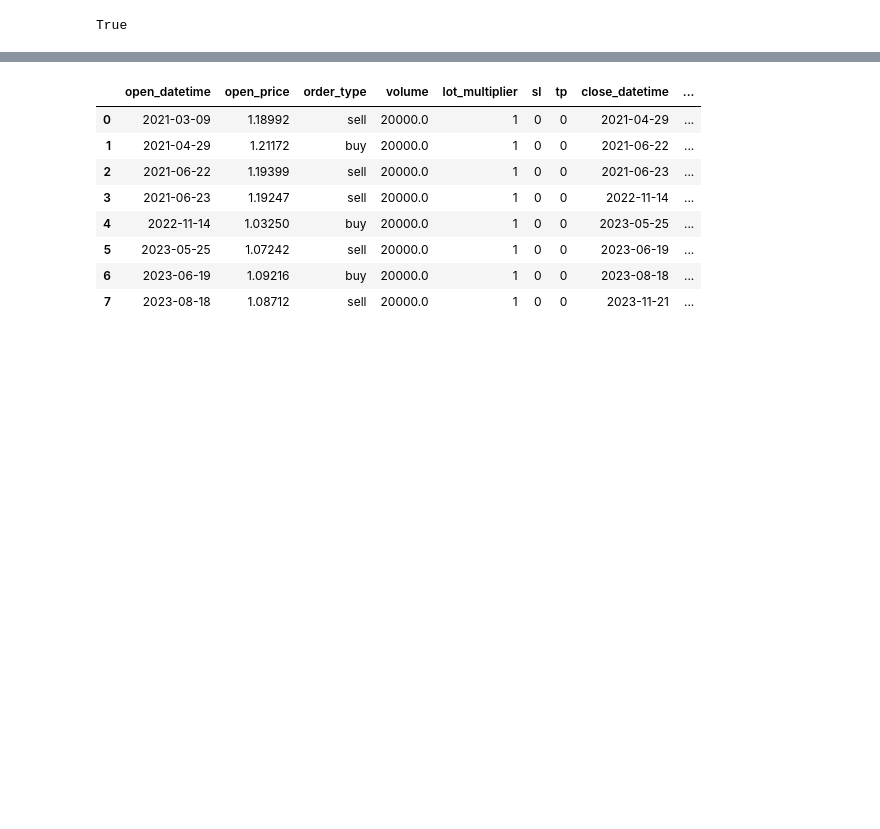
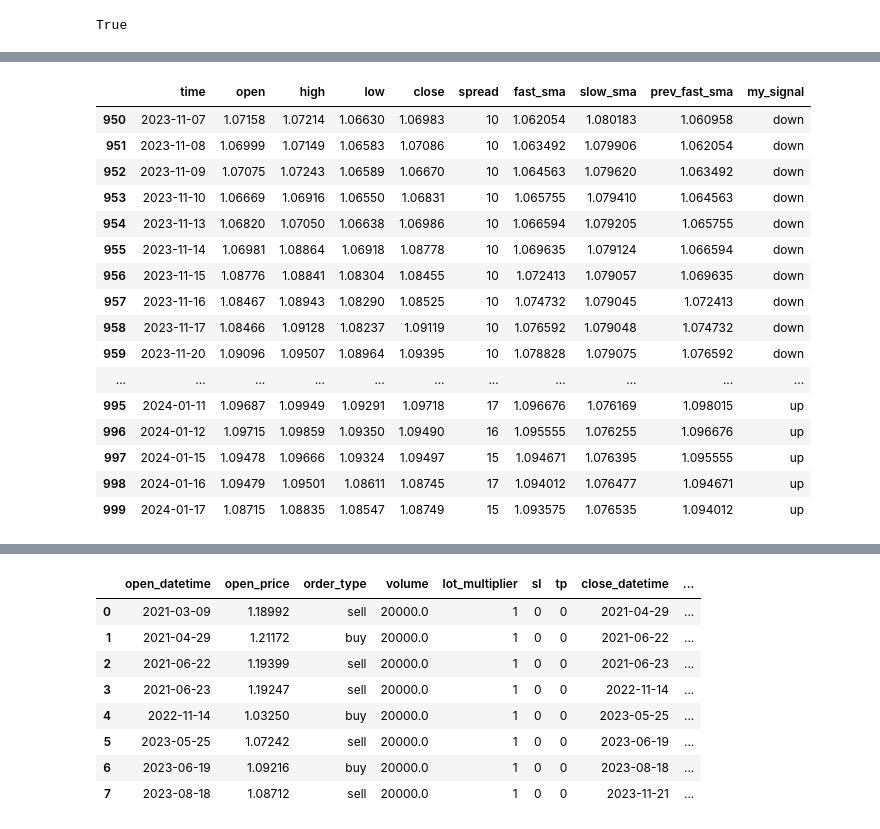
Before and after one commit to MaxJan2010/python_finance, a Jupyter notebook: src/work/strategies/moving average/strategy_03/sma-crossover_martingale.ipynb, the cells around one changed output, grey strips where cells are left out. Cells and saved outputs as stored; diff of their text form; code cells hidden in the pictures; blank space fills up the shorter version.

```diff
--- a/src/work/strategies/moving average/strategy_03/sma-crossover_martingale.ipynb
+++ b/src/work/strategies/moving average/strategy_03/sma-crossover_martingale.ipynb
@@ -64,6 +64,41 @@ df
 # %%
 # Visualize Close Price
 px.line(df, x='time', y='close')
+# %%
+conditions = [
+    df['fast_sma'].gt(df['slow_sma']) & df['prev_fast_sma'].lt(df['slow_sma']), # Buy Signal
+    df['fast_sma'].lt(df['slow_sma']) & df['prev_fast_sma'].gt(df['slow_sma']), # Sell Signal
+    df['fast_sma'].gt(df['slow_sma']),
+    df['fast_sma'].lt(df['slow_sma']),
+]
+
+choices = ['buy','sell', 'up', 'down']
+
+df['my_signal'] = np.select(conditions, choices, default=None)
+
+df['my_signal'] = df['my_signal'].shift(1)
+
+# df.dropna(inplace=True)
+
+df.tail(50)
+# %% [output]
+|  | time | open | high | low | close | spread | fast_sma | slow_sma | prev_fast_sma | my_signal |
+| 950 | 2023-11-07 | 1.07158 | 1.07214 | 1.06630 | 1.06983 | 10 | 1.062054 | 1.080183 | 1.060958 | down |
+| 951 | 2023-11-08 | 1.06999 | 1.07149 | 1.06583 | 1.07086 | 10 | 1.063492 | 1.079906 | 1.062054 | down |
+| 952 | 2023-11-09 | 1.07075 | 1.07243 | 1.06589 | 1.06670 | 10 | 1.064563 | 1.079620 | 1.063492 | down |
+| 953 | 2023-11-10 | 1.06669 | 1.06916 | 1.06550 | 1.06831 | 10 | 1.065755 | 1.079410 | 1.064563 | down |
+| 954 | 2023-11-13 | 1.06820 | 1.07050 | 1.06638 | 1.06986 | 10 | 1.066594 | 1.079205 | 1.065755 | down |
+| 955 | 2023-11-14 | 1.06981 | 1.08864 | 1.06918 | 1.08778 | 10 | 1.069635 | 1.079124 | 1.066594 | down |
+| 956 | 2023-11-15 | 1.08776 | 1.08841 | 1.08304 | 1.08455 | 10 | 1.072413 | 1.079057 | 1.069635 | down |
+| 957 | 2023-11-16 | 1.08467 | 1.08943 | 1.08290 | 1.08525 | 10 | 1.074732 | 1.079045 | 1.072413 | down |
+| 958 | 2023-11-17 | 1.08466 | 1.09128 | 1.08237 | 1.09119 | 10 | 1.076592 | 1.079048 | 1.074732 | down |
+| 959 | 2023-11-20 | 1.09096 | 1.09507 | 1.08964 | 1.09395 | 10 | 1.078828 | 1.079075 | 1.076592 | down |
+| ... | ... | ... | ... | ... | ... | ... | ... | ... | ... | ... |
+| 995 | 2024-01-11 | 1.09687 | 1.09949 | 1.09291 | 1.09718 | 17 | 1.096676 | 1.076169 | 1.098015 | up |
+| 996 | 2024-01-12 | 1.09715 | 1.09859 | 1.09350 | 1.09490 | 16 | 1.095555 | 1.076255 | 1.096676 | up |
+| 997 | 2024-01-15 | 1.09478 | 1.09666 | 1.09324 | 1.09497 | 15 | 1.094671 | 1.076395 | 1.095555 | up |
+| 998 | 2024-01-16 | 1.09479 | 1.09501 | 1.08611 | 1.08745 | 17 | 1.094012 | 1.076477 | 1.094671 | up |
+| 999 | 2024-01-17 | 1.08715 | 1.08835 | 1.08547 | 1.08749 | 15 | 1.093575 | 1.076535 | 1.094012 | up |
 # %%
 def find_crossover(fast_sma, prev_fast_sma, slow_sma):
 
```
Also changed, not shown: parts of 2 cells of this notebook, 3 other files.
